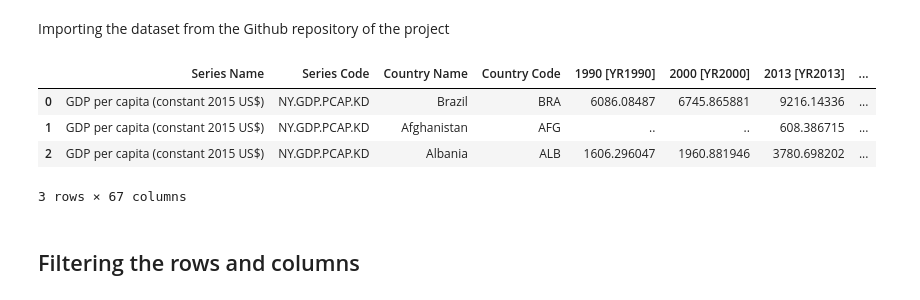
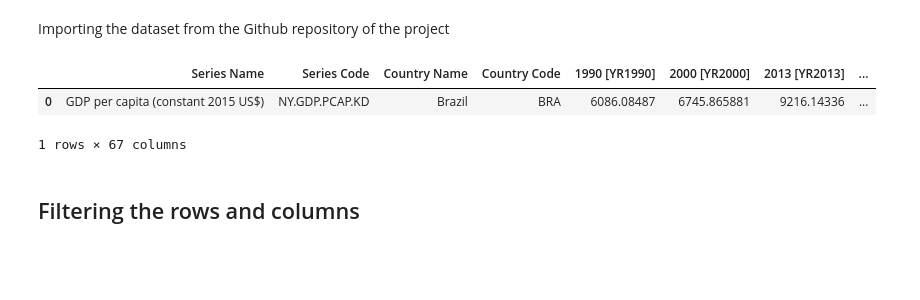
Before and after one commit to up841068/energy-economic-growth, a Jupyter notebook: preprocessing_final.ipynb, the cells around one changed output. Saved outputs shown, nothing was run; the diff lists cells and outputs as text; code cells hidden in the pictures; blank space fills up the shorter version.

```diff
--- a/preprocessing_final.ipynb
+++ b/preprocessing_final.ipynb
@@ -112,13 +109,11 @@ url = 'https://github.com/up841068/energy-economic-growth/raw/main/raw_data/Worl
 
 df_gdp = pd.read_excel(url)
 # %%
-df_gdp.head(3)
+df_gdp.head(1)
 # %% [output]
 |  | Series Name | Series Code | Country Name | Country Code | 1990 [YR1990] | 2000 [YR2000] | 2013 [YR2013] | ... |
 | 0 | GDP per capita (constant 2015 US$) | NY.GDP.PCAP.KD | Brazil | BRA | 6086.08487 | 6745.865881 | 9216.14336 | ... |
-| 1 | GDP per capita (constant 2015 US$) | NY.GDP.PCAP.KD | Afghanistan | AFG | .. | .. | 608.386715 | ... |
-| 2 | GDP per capita (constant 2015 US$) | NY.GDP.PCAP.KD | Albania | ALB | 1606.296047 | 1960.881946 | 3780.698202 | ... |
-3 rows × 67 columns
+1 rows × 67 columns
 # %% [markdown]
 ## Filtering the rows and columns
 # %%
```
Also changed, not shown: parts of 43 cells of this notebook.
